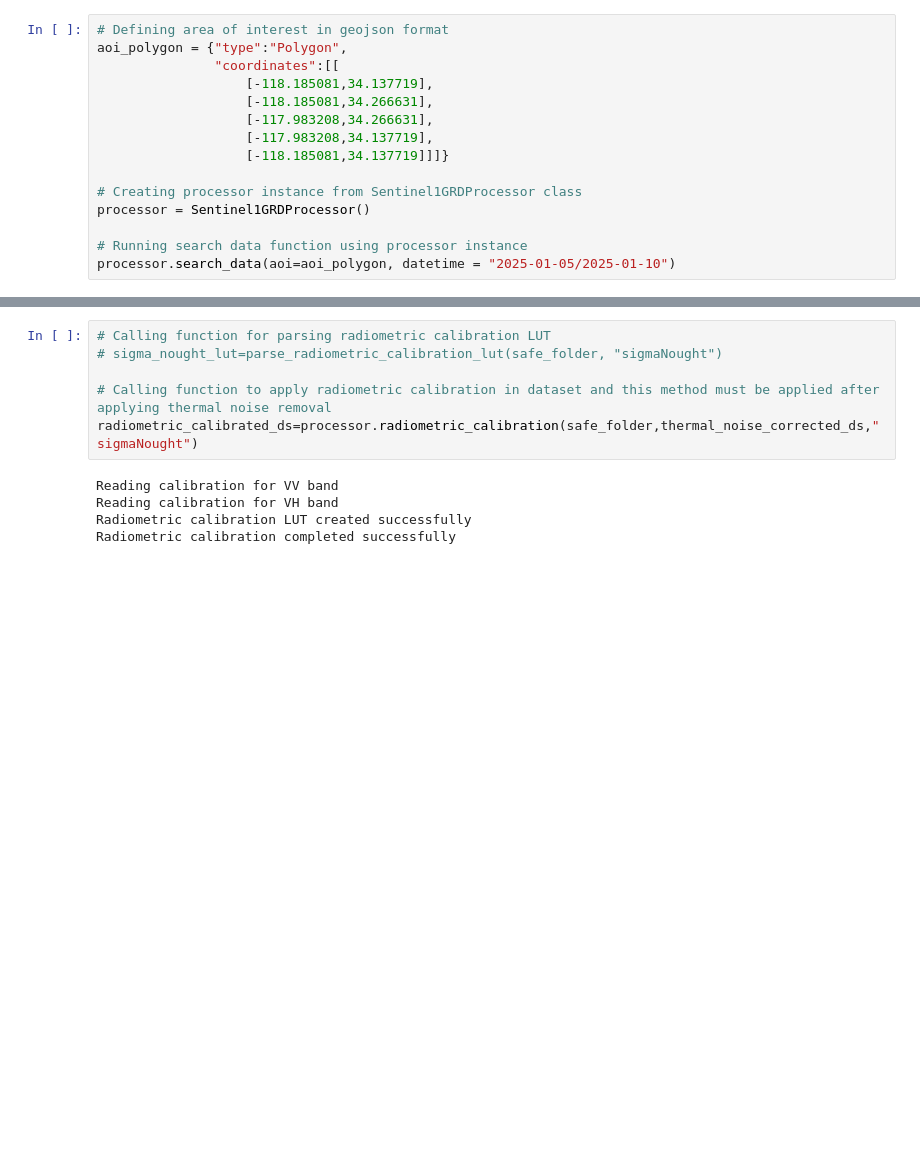
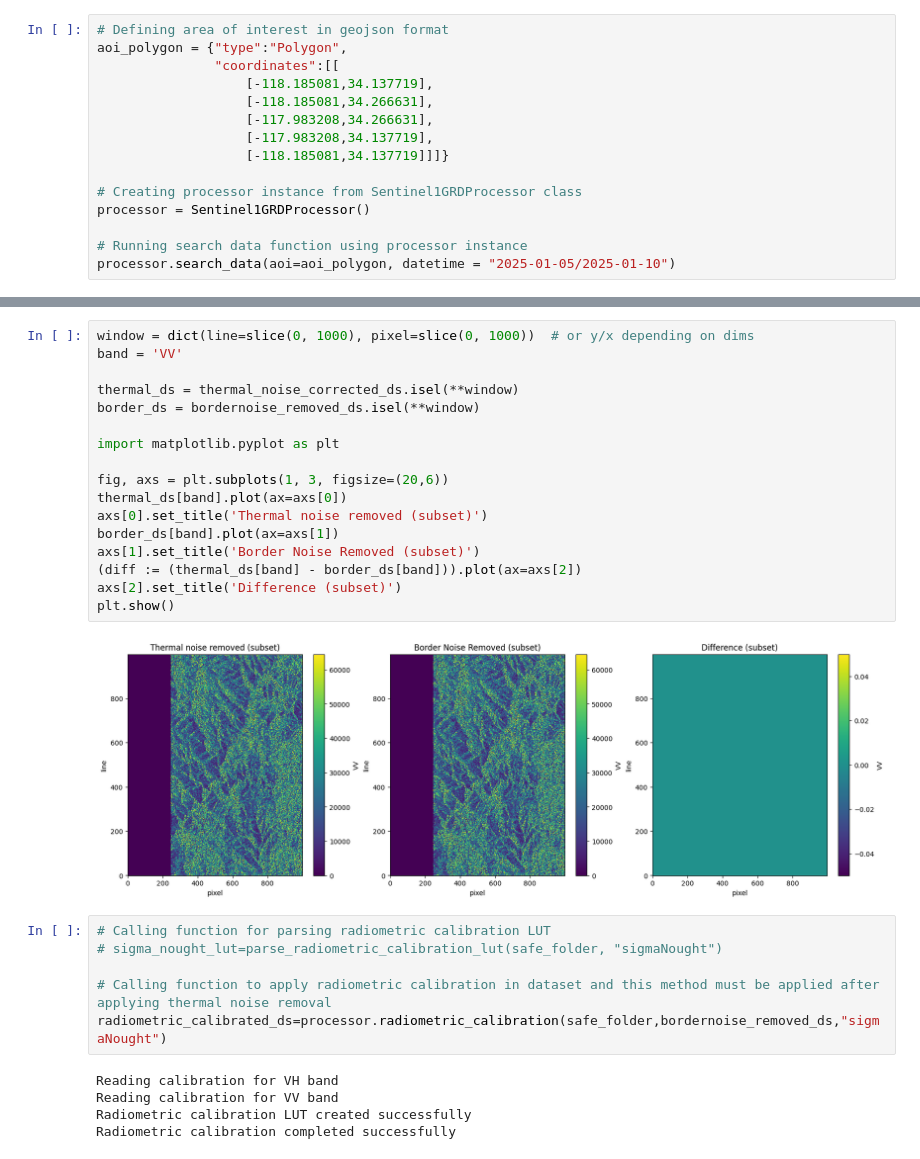
Before and after one commit to rabinatwayana/pysarflow, a Jupyter notebook: docs/examples/grd_pipeline.ipynb, the cells around one changed output, grey strips where cells are left out. Cells and saved outputs as stored; diff of their text form; blank space fills up the shorter version.

```diff
--- a/docs/examples/grd_pipeline.ipynb
+++ b/docs/examples/grd_pipeline.ipynb
@@ -120,11 +355,30 @@ plt.show()
+# %%
+window = dict(line=slice(0, 1000), pixel=slice(0, 1000))  # or y/x depending on dims
+band = 'VV'
+
+thermal_ds = thermal_noise_corrected_ds.isel(**window)
+border_ds = bordernoise_removed_ds.isel(**window)
+
+import matplotlib.pyplot as plt
+
+fig, axs = plt.subplots(1, 3, figsize=(20,6))
+thermal_ds[band].plot(ax=axs[0])
+axs[0].set_title('Thermal noise removed (subset)')
+border_ds[band].plot(ax=axs[1])
+axs[1].set_title('Border Noise Removed (subset)')
+(diff := (thermal_ds[band] - border_ds[band])).plot(ax=axs[2])
+axs[2].set_title('Difference (subset)')
+plt.show()
+# %% [output]
+[figure, added]
 # %%
 # Calling function for parsing radiometric calibration LUT
 # sigma_nought_lut=parse_radiometric_calibration_lut(safe_folder, "sigmaNought")
 
 # Calling function to apply radiometric calibration in dataset and this method must be applied after applying thermal noise removal
-radiometric_calibrated_ds=processor.radiometric_calibration(safe_folder,thermal_noise_corrected_ds,"sigmaNought")
+radiometric_calibrated_ds=processor.radiometric_calibration(safe_folder,bordernoise_removed_ds,"sigmaNought")
 # %% [output]
+Reading calibration for VH band
 Reading calibration for VV band
-Reading calibration for VH band
 Radiometric calibration LUT created successfully
 Radiometric calibration completed successfully
```
Also changed, not shown: parts of 18 cells of this notebook, 1 other file.
